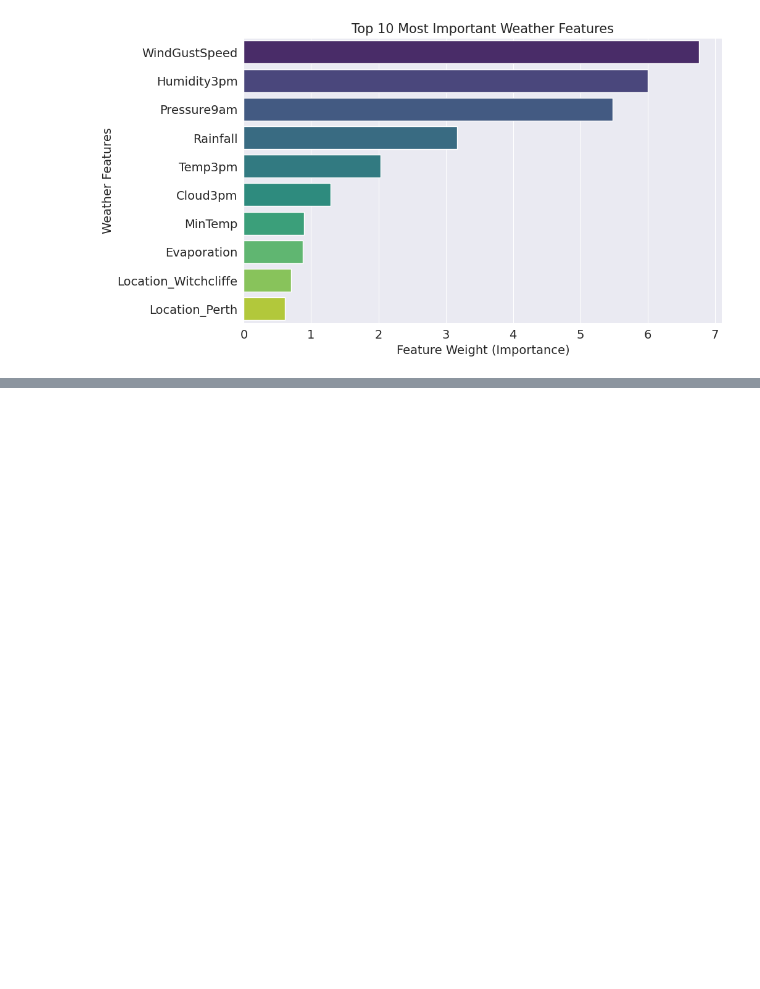
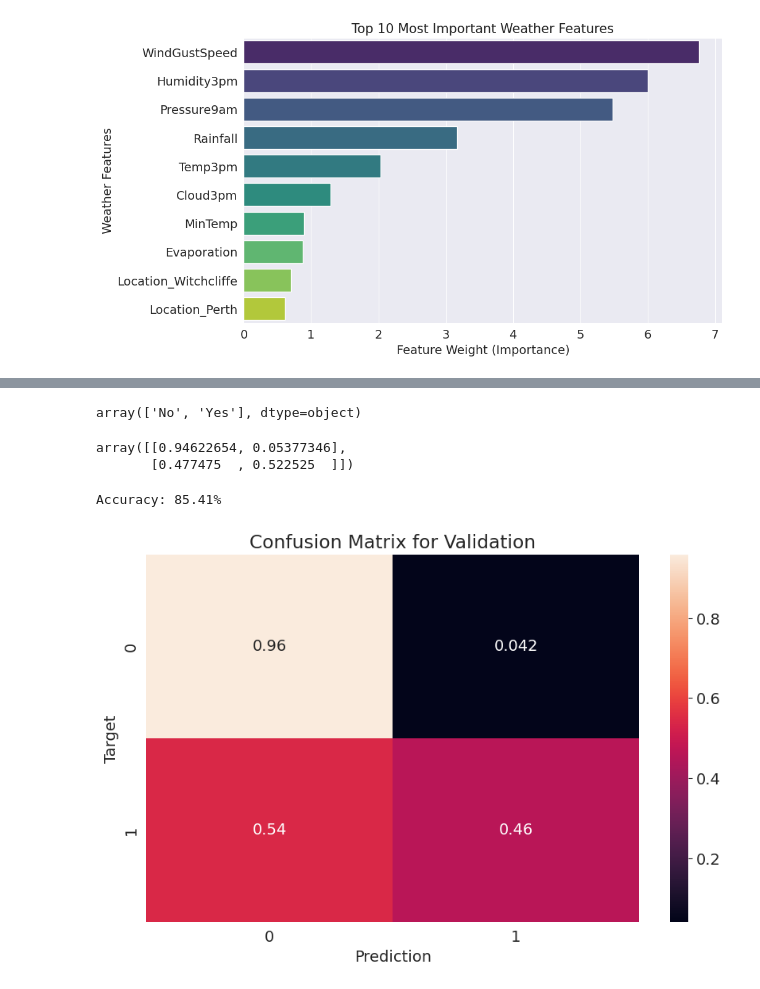
Before and after one commit to JohnUfo/python-and-scikit-tutorial, a Jupyter notebook: Logistic_Regression_with_Scikit_learn.ipynb, the cells around one changed output, grey strips where cells are left out. Drawn from its saved outputs; the diff is of its cells as text; code cells hidden in the pictures; blank space fills up the shorter version.

```diff
--- a/Logistic_Regression_with_Scikit_learn.ipynb
+++ b/Logistic_Regression_with_Scikit_learn.ipynb
@@ -16,7 +3,7 @@ Downloading weather-dataset-rattle-package.zip to ./weather-dataset-rattle-packa
 # %%
 import os
 # %%
-data_dir = './weather-dataset-rattle-package'
+data_dir = 'drive/MyDrive/weather-dataset-rattle-package'
 # %%
 os.listdir(data_dir)
 # %% [output]
@@ -406,3 +393,7 @@ plt.ylabel('Weather Features')
 plt.show()
 # %% [output]
 [figure]
+# %%
+X_train = train_inputs[numeric_cols + encoded_cols]
+X_val = val_inputs[numeric_cols + encoded_cols]
+X_test = test_inputs[numeric_cols + encoded_cols]
@@ -408,0 +431,4 @@ plt.show()
+# %%
+model.classes_
+# %% [output]
+array(['No', 'Yes'], dtype=object)
@@ -408,0 +437,22 @@ plt.show()
+# %%
+confusion_matrix(train_targets,train_preds, normalize='true')
+# %% [output]
+array([[0.94622654, 0.05377346],
+       [0.477475  , 0.522525  ]])
+# %%
+def predict_and_plot(inputs, targets, name=''):
+    preds = model.predict(inputs)
+    accuracy = accuracy_score(targets, preds)
+    print("Accuracy: {:.2f}%".format(accuracy * 100))
+
+    cf = confusion_matrix(targets,preds,normalize='true')
+    plt.figure()
+    sns.heatmap(cf, annot=True)
+    plt.xlabel('Prediction')
+    plt.ylabel('Target')
+    plt.title("Confusion Matrix for " + name)
+# %%
+val_preds = predict_and_plot(X_val,val_targets,'Validation')
+# %% [output]
+Accuracy: 85.41%
+[figure, added]
```
Also changed, not shown: parts of 19 cells of this notebook.
